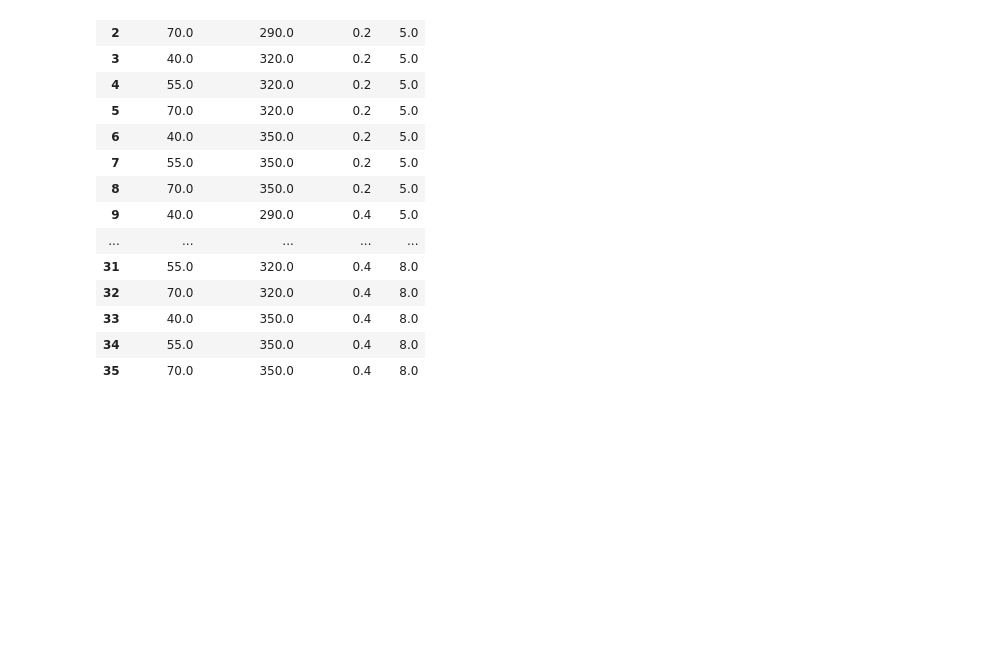
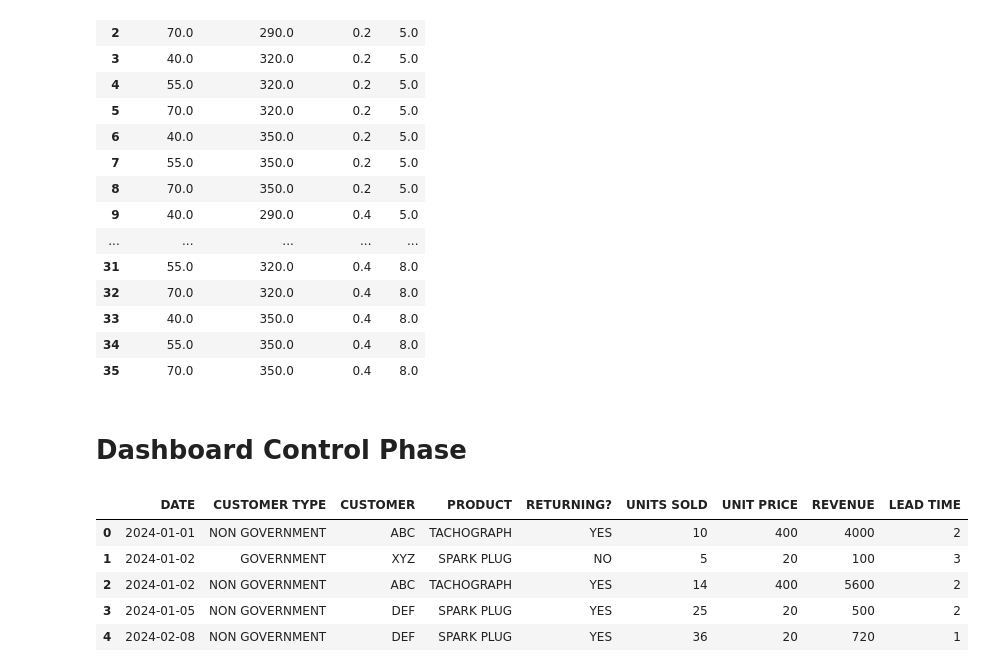
Before and after one commit to pedrohrosabraun/6-sigma, a Jupyter notebook: Calculating metrics.ipynb, the cells around one changed output. Drawn from its saved outputs; the diff is of its cells as text; code cells hidden in the pictures; blank space fills up the shorter version.

```diff
--- a/Calculating metrics.ipynb
+++ b/Calculating metrics.ipynb
@@ -504,3 +504,5 @@ build.full_fact(
 | 33 | 40.0 | 350.0 | 0.4 | 8.0 |
 | 34 | 55.0 | 350.0 | 0.4 | 8.0 |
 | 35 | 70.0 | 350.0 | 0.4 | 8.0 |
+# %% [markdown]
+# Dashboard Control Phase
@@ -506,0 +511,9 @@ build.full_fact(
+# %%
+dash.head()
+# %% [output]
+|  | DATE | CUSTOMER TYPE | CUSTOMER | PRODUCT | RETURNING? | UNITS SOLD | UNIT PRICE | REVENUE | LEAD TIME |
+| 0 | 2024-01-01 | NON GOVERNMENT | ABC | TACHOGRAPH | YES | 10 | 400 | 4000 | 2 |
+| 1 | 2024-01-02 | GOVERNMENT | XYZ | SPARK PLUG | NO | 5 | 20 | 100 | 3 |
+| 2 | 2024-01-02 | NON GOVERNMENT | ABC | TACHOGRAPH | YES | 14 | 400 | 5600 | 2 |
+| 3 | 2024-01-05 | NON GOVERNMENT | DEF | SPARK PLUG | YES | 25 | 20 | 500 | 2 |
+| 4 | 2024-02-08 | NON GOVERNMENT | DEF | SPARK PLUG | YES | 36 | 20 | 720 | 1 |
```
Also changed, not shown: parts of 6 cells of this notebook, 2 other files.
